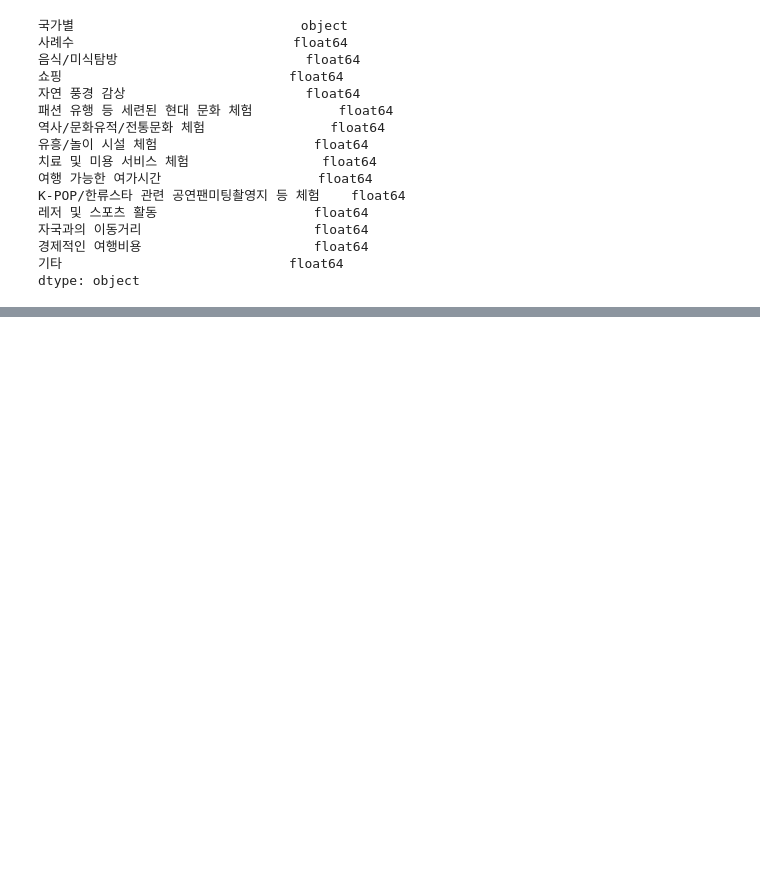
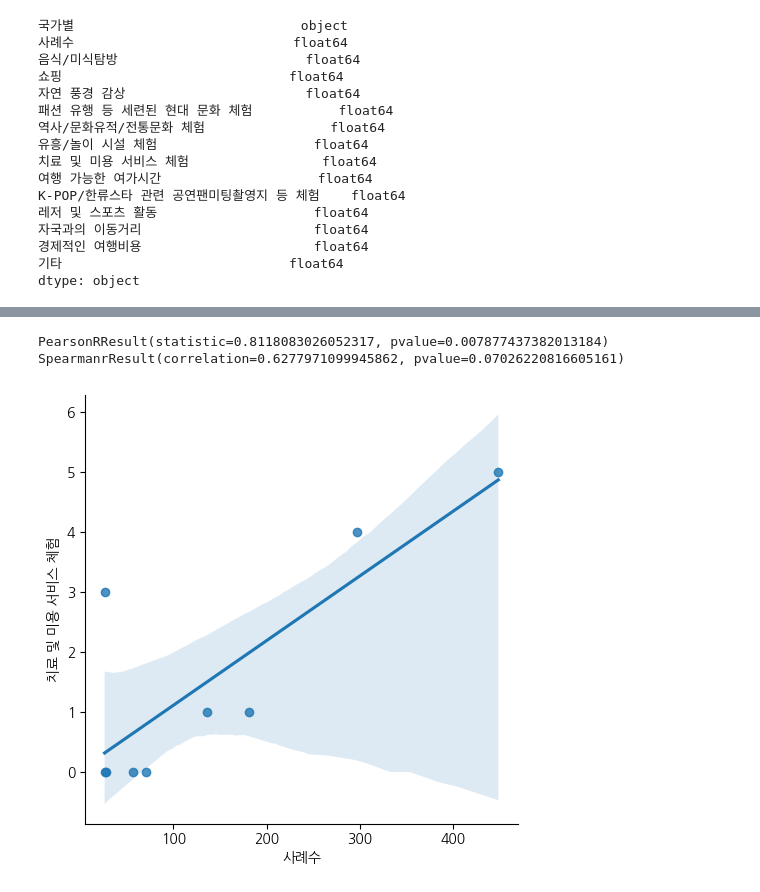
Before and after one commit to SDA2022/SDA-Project, a Jupyter notebook: 방한목적.ipynb, the cells around one changed output, grey strips where cells are left out. Cells and saved outputs as stored; diff of their text form; code cells hidden in the pictures; blank space fills up the shorter version.

```diff
--- a/방한목적.ipynb
+++ b/방한목적.ipynb
@@ -263,0 +328,8 @@ df2_country2
+# %%
+sns.lmplot(data=df2_country2, x = '사례수', y = '치료 및 미용 서비스 체험')
+print(stats.pearsonr(df2_country2['사례수'], df2_country2['치료 및 미용 서비스 체험']))
+print(stats.spearmanr(df2_country2['사례수'], df2_country2['치료 및 미용 서비스 체험']))
+# %% [output]
+PearsonRResult(statistic=0.8118083026052317, pvalue=0.007877437382013184)
+SpearmanrResult(correlation=0.6277971099945862, pvalue=0.07026220816605161)
+[figure, added]
```
Also changed, not shown: parts of 22 cells of this notebook.
